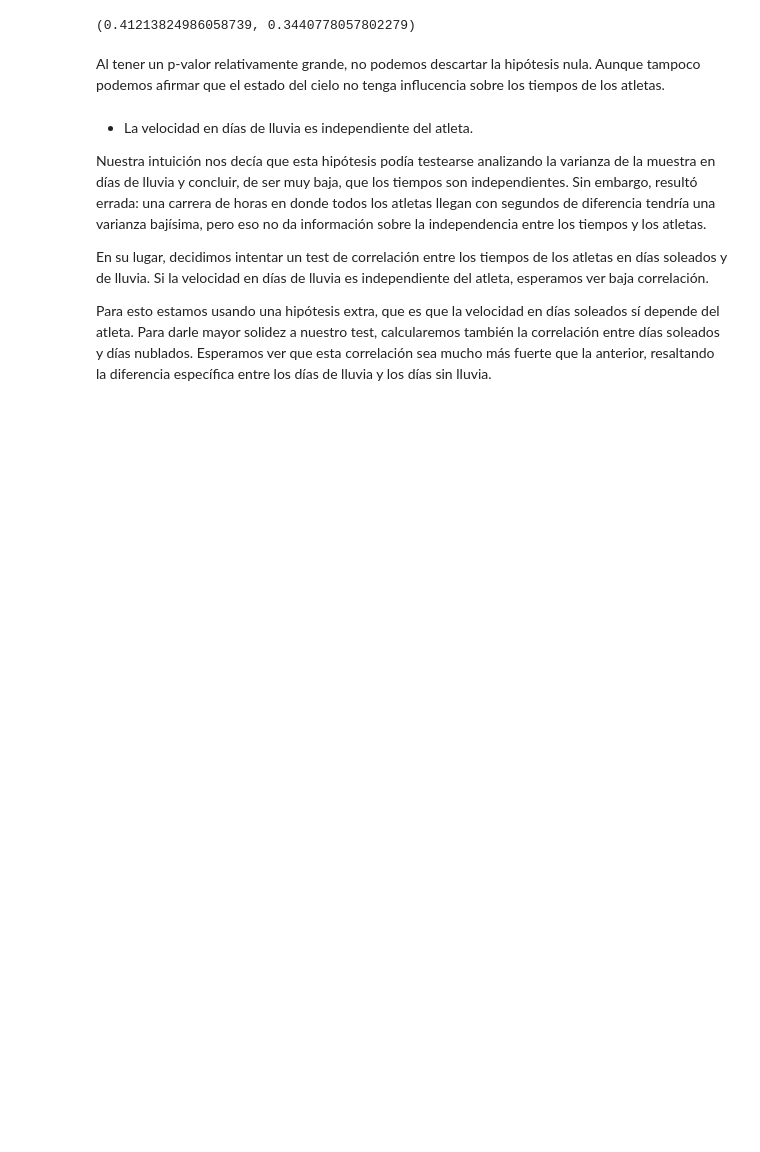
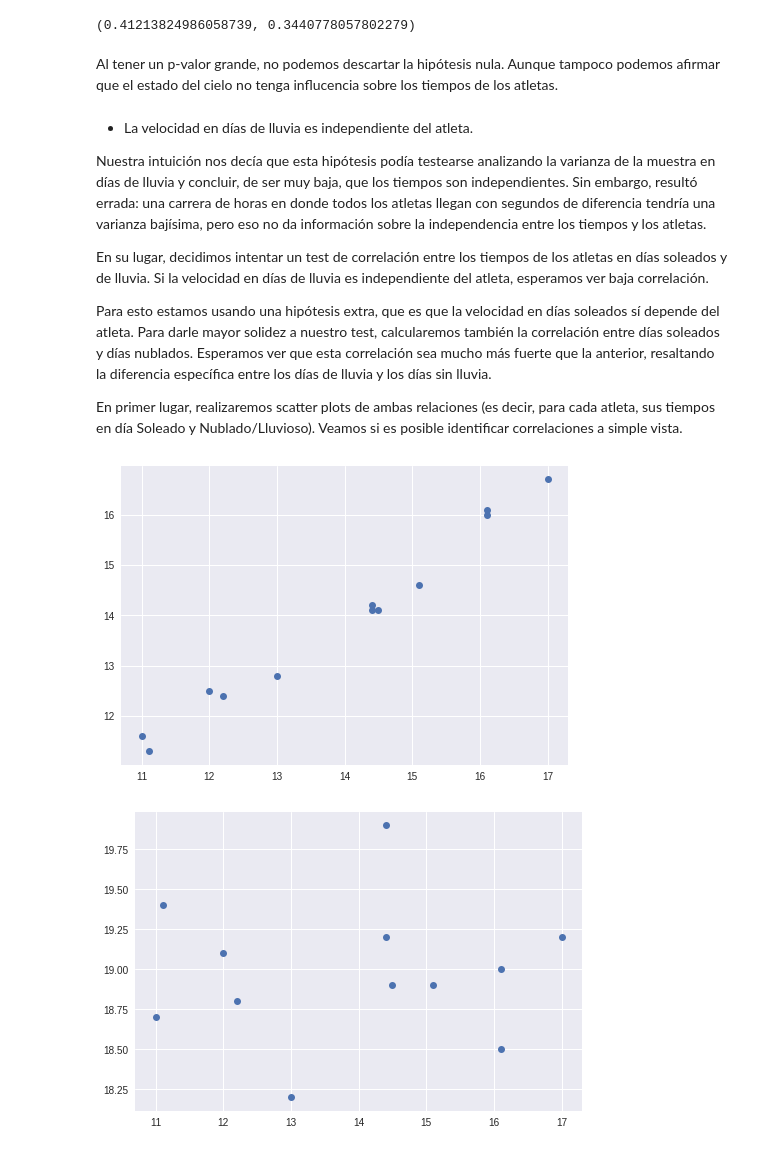
Before and after one commit to gfourcade/cienciadatos, a Jupyter notebook: tp1/tp1.ipynb, the cells around one changed output. Cells and saved outputs as stored; diff of their text form; code cells hidden in the pictures; blank space fills up the shorter version.

```diff
--- a/tp1/tp1.ipynb
+++ b/tp1/tp1.ipynb
@@ -60,7 +61,7 @@ stat, pval/2
 # %% [output]
 (0.41213824986058739, 0.3440778057802279)
 # %% [markdown]
-Al tener un p-valor relativamente grande, no podemos descartar la hipótesis nula. Aunque tampoco podemos afirmar que el estado del cielo no tenga influcencia sobre los tiempos de los atletas.
+Al tener un p-valor grande, no podemos descartar la hipótesis nula. Aunque tampoco podemos afirmar que el estado del cielo no tenga influcencia sobre los tiempos de los atletas.
 # %% [markdown]
 - La velocidad en dı́as de lluvia es independiente del atleta.
 
@@ -69,3 +70,14 @@ Nuestra intuición nos decía que esta hipótesis podía testearse analizando la
 En su lugar, decidimos intentar un test de correlación entre los tiempos de los atletas en días soleados y de lluvia. Si la velocidad en días de lluvia es independiente del atleta, esperamos ver baja correlación.
 
 Para esto estamos usando una hipótesis extra, que es que la velocidad en días soleados sí depende del atleta. Para darle mayor solidez a nuestro test, calcularemos también la correlación entre días soleados y días nublados. Esperamos ver que esta correlación sea mucho más fuerte que la anterior, resaltando la diferencia específica entre los días de lluvia y los días sin lluvia.
+
+En primer lugar, realizaremos scatter plots de ambas relaciones (es decir, para cada atleta, sus tiempos en día Soleado y Nublado/Lluvioso). Veamos si es posible identificar correlaciones a simple vista.
+# %%
+plt.plot(datos[:,I_SOLEADO], datos[:,I_NUBLADO], 'o')
+plt.show()
+
+plt.plot(datos[:,I_SOLEADO], datos[:,I_LLUVIA], 'o')
+plt.show()
+# %% [output]
+[figure, added]
+[figure, added]
```
Also changed, not shown: parts of 13 cells of this notebook.
